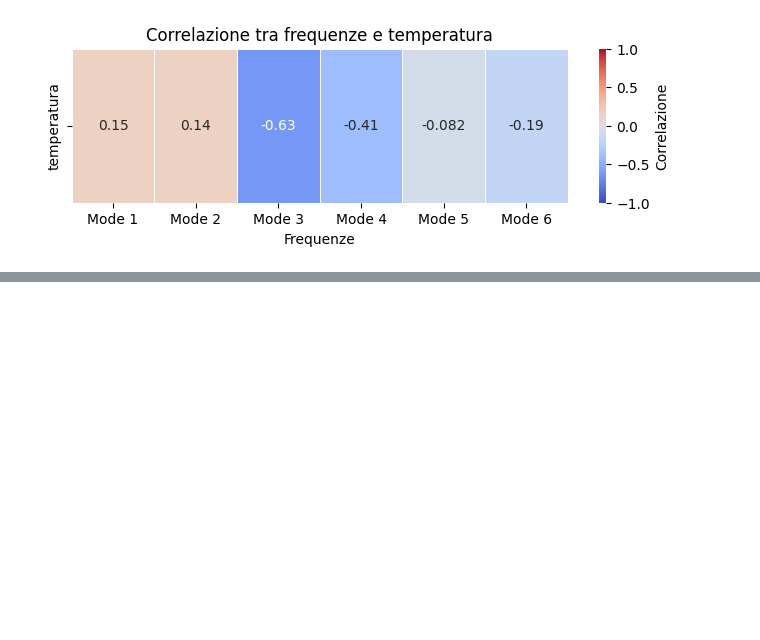
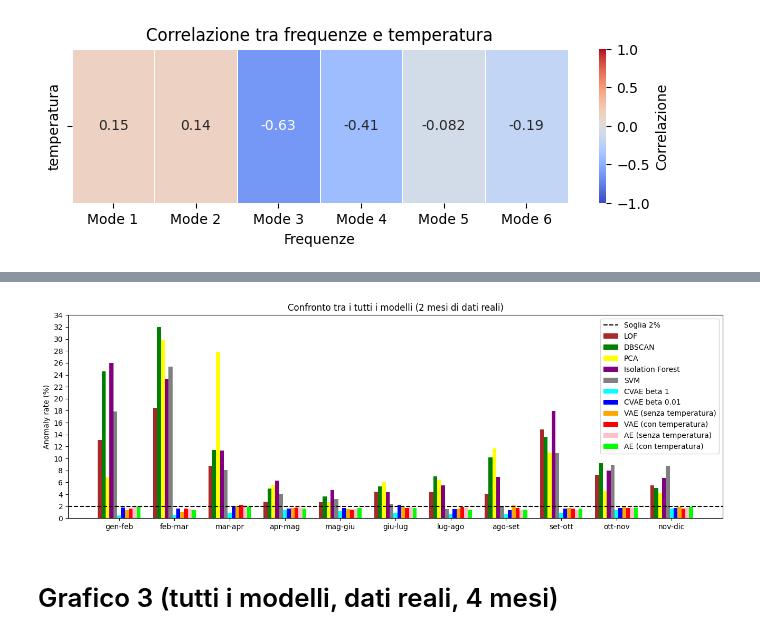
Before and after one commit to RickyF404/Tesi, a Jupyter notebook: Graphs.ipynb, the cells around one changed output, grey strips where cells are left out. Cells and saved outputs as stored; diff of their text form; code cells hidden in the pictures; blank space fills up the shorter version.

```diff
--- a/Graphs.ipynb
+++ b/Graphs.ipynb
@@ -94,0 +264,42 @@ plt.show()
+# %%
+LOF_2m = LOF_real[LOF_real["window_size"] == 2]
+DBSCAN_2m = DBSCAN_real[DBSCAN_real["window_size"] == 2]
+PCA_2m = PCA_real[PCA_real["window_size"] == 2]
+IF_2m = IF_real[IF_real["window_size"] == 2]
+SVM_2m = SVM_real[SVM_real["window_size"] == 2]
+cvae_2m = CVAE_beta_001_real[CVAE_beta_001_real["window_size"] == 2]
+cvae_beta1_2m = CVAE_beta_1_real[CVAE_beta_1_real["window_size"] == 2]
+VAE_no_temp_2m = VAE_no_temp_real[VAE_no_temp_real["window_size"] == 2]
+VAE_temp_2m = VAE_temp_real[VAE_temp_real["window_size"] == 2]
+AE_no_temp_2m = AE_no_temp_real[AE_no_temp_real["window_size"] == 2]
+AE_temp_2m = AE_temp_real[AE_temp_real["window_size"] == 2]
+# %%
+labels = ["gen-feb", "feb-mar", "mar-apr", "apr-mag", "mag-giu", "giu-lug", "lug-ago", "ago-set", "set-ott", "ott-nov", "nov-dic"]
+x = np.arange(len(labels))
+y = np.arange(0, 36, step=2)
+fig, ax = plt.subplots(figsize=(16, 5))
+w = 0.07
+ax.bar(x-5*w, LOF_2m["anomaly rate 0.01"].values*100, width=w, color="brown", label="LOF")
+ax.bar(x-4*w, DBSCAN_2m["anomaly rate"].values*100, width=w, color="green", label="DBSCAN")
+ax.bar(x-3*w, PCA_2m["anomaly rate"].values*100, width=w, color="yellow", label="PCA")
+ax.bar(x-2*w, IF_2m["anomaly rate"].values*100, width=w, color="purple", label="Isolation Forest")
+ax.bar(x-w, SVM_2m["anomaly rate"].values*100, width=w, color="gray", label="SVM")
+ax.bar(x, cvae_beta1_2m["anomaly rate"].values*100, width=w, color="aqua", label="CVAE beta 1")
+ax.bar(x+w, cvae_2m["anomaly rate"].values*100, width=w, color="blue", label="CVAE beta 0.01")
+ax.bar(x+2*w, VAE_no_temp_2m["anomaly rate"].values*100, width=w, color="orange", label="VAE (senza temperatura)")
+ax.bar(x+3*w, VAE_temp_2m["anomaly rate"].values*100, width=w, color="red", label="VAE (con temperatura)")
+ax.bar(x+4*w, AE_no_temp_2m["anomaly rate"].values*100, width=w, color="pink", label="AE (senza temperatura)")
+ax.bar(x+5*w, AE_temp_2m["anomaly rate"].values*100, width=w, color="lime", label="AE (con temperatura)")
+
+ax.axhline(2, color="black", linestyle="--", label="Soglia 2%")
+ax.set_xticks(x)
+ax.set_xticklabels(labels)
+ax.set_yticks(y)
+ax.set_ylabel("Anomaly rate (%)")
+plt.title("Confronto tra i tutti i modelli (2 mesi di dati reali)")
+plt.legend()
+plt.show()
+# %% [output]
+[figure, added]
+# %% [markdown]
+# Grafico 3 (tutti i modelli, dati reali, 4 mesi)
```
Also changed, not shown: parts of 29 cells of this notebook.
